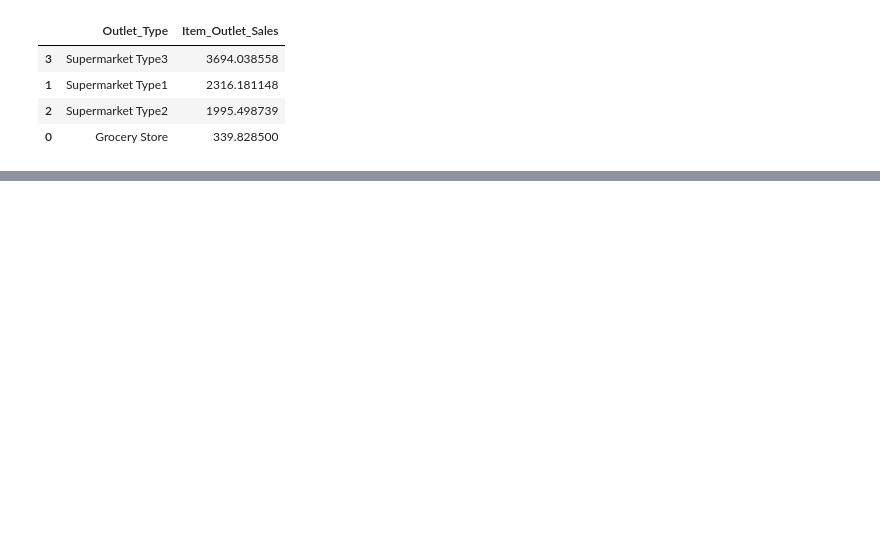
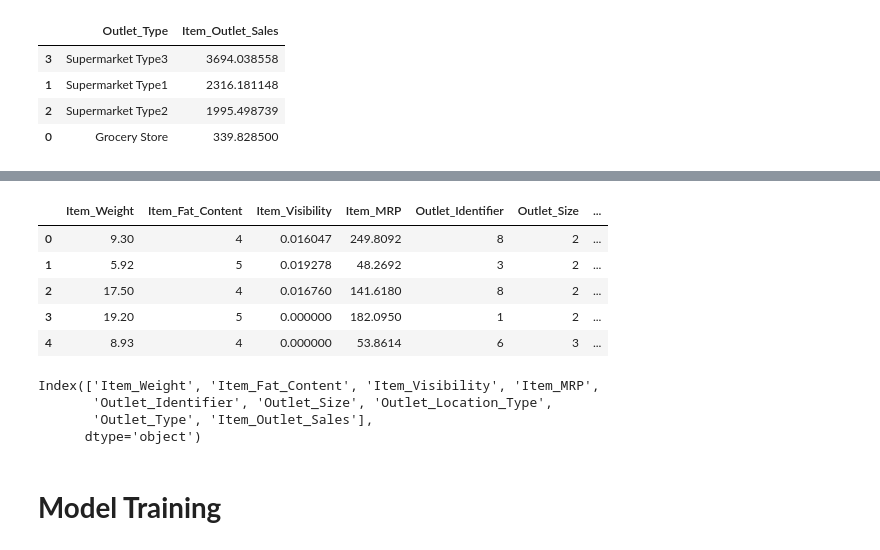
Before and after one commit to elseagle/S-Big-Mart-Sales-III, a Jupyter notebook: S- Big Mart Sales III.ipynb, the cells around one changed output, grey strips where cells are left out. Drawn from its saved outputs; the diff is of its cells as text; code cells hidden in the pictures; blank space fills up the shorter version.

Commit message:
Built Model

```diff
--- a/S- Big Mart Sales III.ipynb
+++ b/S- Big Mart Sales III.ipynb
@@ -114,0 +233,16 @@ df[["Outlet_Location_Type", "Item_Outlet_Sales"]].groupby(['Outlet_Location_Type
+# %%
+outlet_size_map={'Small':1,'Medium':2,'High':3}
+df['Outlet_Size']=df['Outlet_Size'].replace(outlet_size_map)
+# %%
+df=df[[ 'Item_Weight', 'Item_Fat_Content', 'Item_Visibility',
+        'Item_MRP', 'Outlet_Identifier',
+        'Outlet_Size', 'Outlet_Location_Type',
+       'Outlet_Type', 'Item_Outlet_Sales']]
+df.head()
+# %% [output]
+|  | Item_Weight | Item_Fat_Content | Item_Visibility | Item_MRP | Outlet_Identifier | Outlet_Size | ... |
+| 0 | 9.30 | 4 | 0.016047 | 249.8092 | 8 | 2 | ... |
+| 1 | 5.92 | 5 | 0.019278 | 48.2692 | 3 | 2 | ... |
+| 2 | 17.50 | 4 | 0.016760 | 141.6180 | 8 | 2 | ... |
+| 3 | 19.20 | 5 | 0.000000 | 182.0950 | 1 | 2 | ... |
+| 4 | 8.93 | 4 | 0.000000 | 53.8614 | 6 | 3 | ... |
@@ -114,0 +255,9 @@ df[["Outlet_Location_Type", "Item_Outlet_Sales"]].groupby(['Outlet_Location_Type
+# %%
+df.columns
+# %% [output]
+Index(['Item_Weight', 'Item_Fat_Content', 'Item_Visibility', 'Item_MRP',
+       'Outlet_Identifier', 'Outlet_Size', 'Outlet_Location_Type',
+       'Outlet_Type', 'Item_Outlet_Sales'],
+      dtype='object')
+# %% [markdown]
+# **Model Training**
```
Also changed, not shown: parts of 22 cells of this notebook.
